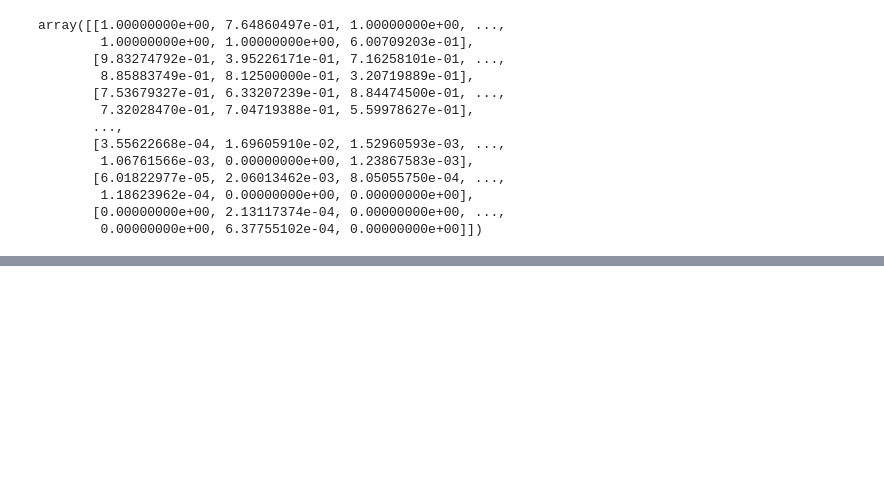
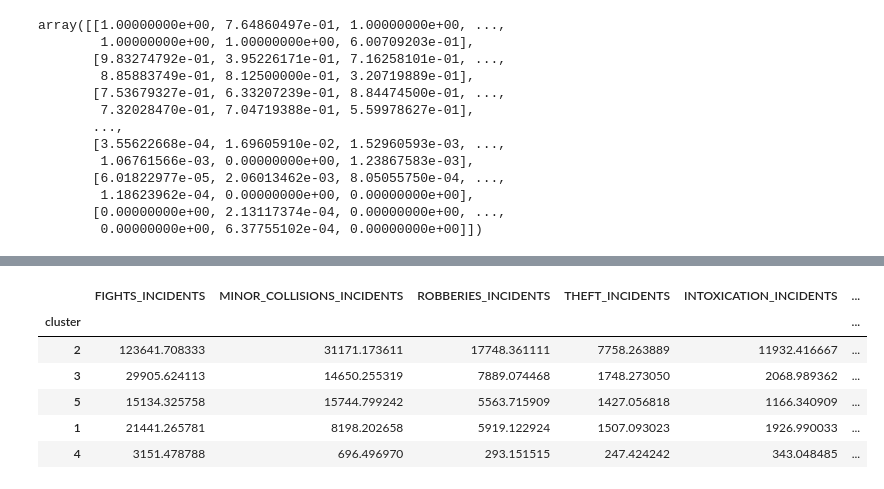
Before and after one commit to oanottage/bogota-smart-city-ai-repo, a Jupyter notebook: notebooks/EDA/silver.ipynb, the cells around one changed output, grey strips where cells are left out. Cells and saved outputs as stored; diff of their text form; code cells hidden in the pictures; blank space fills up the shorter version.

```diff
--- a/notebooks/EDA/silver.ipynb
+++ b/notebooks/EDA/silver.ipynb
@@ -77,3 +81,11 @@ array([[1.00000000e+00, 7.64860497e-01, 1.00000000e+00, ...,
         1.18623962e-04, 0.00000000e+00, 0.00000000e+00],
        [0.00000000e+00, 2.13117374e-04, 0.00000000e+00, ...,
         0.00000000e+00, 6.37755102e-04, 0.00000000e+00]])
+# %%
+# perform k means clustering on X
+from sklearn.cluster import KMeans
+
+kmeans = KMeans(n_clusters=5, random_state=0).fit(X)
+
+# add the cluster labels to the dataframe
+df['cluster'] = kmeans.labels_ + 1
@@ -79,0 +101,14 @@ array([[1.00000000e+00, 7.64860497e-01, 1.00000000e+00, ...,
+# %%
+# sum all the incidents except cluster into a column called 'total_incidents'
+df['total_incidents'] = df.drop(columns='cluster').sum(axis=1)
+# %%
+# Let's analyze the clusters
+df.groupby('cluster').mean().sort_values('total_incidents', ascending=False)
+# %% [output]
+|  | FIGHTS_INCIDENTS | MINOR_COLLISIONS_INCIDENTS | ROBBERIES_INCIDENTS | THEFT_INCIDENTS | INTOXICATION_INCIDENTS | ... |
+| cluster |  |  |  |  |  | ... |
+| 2 | 123641.708333 | 31171.173611 | 17748.361111 | 7758.263889 | 11932.416667 | ... |
+| 3 | 29905.624113 | 14650.255319 | 7889.074468 | 1748.273050 | 2068.989362 | ... |
+| 5 | 15134.325758 | 15744.799242 | 5563.715909 | 1427.056818 | 1166.340909 | ... |
+| 1 | 21441.265781 | 8198.202658 | 5919.122924 | 1507.093023 | 1926.990033 | ... |
+| 4 | 3151.478788 | 696.496970 | 293.151515 | 247.424242 | 343.048485 | ... |
```
Also changed, not shown: parts of 8 cells of this notebook, 2 other files.
